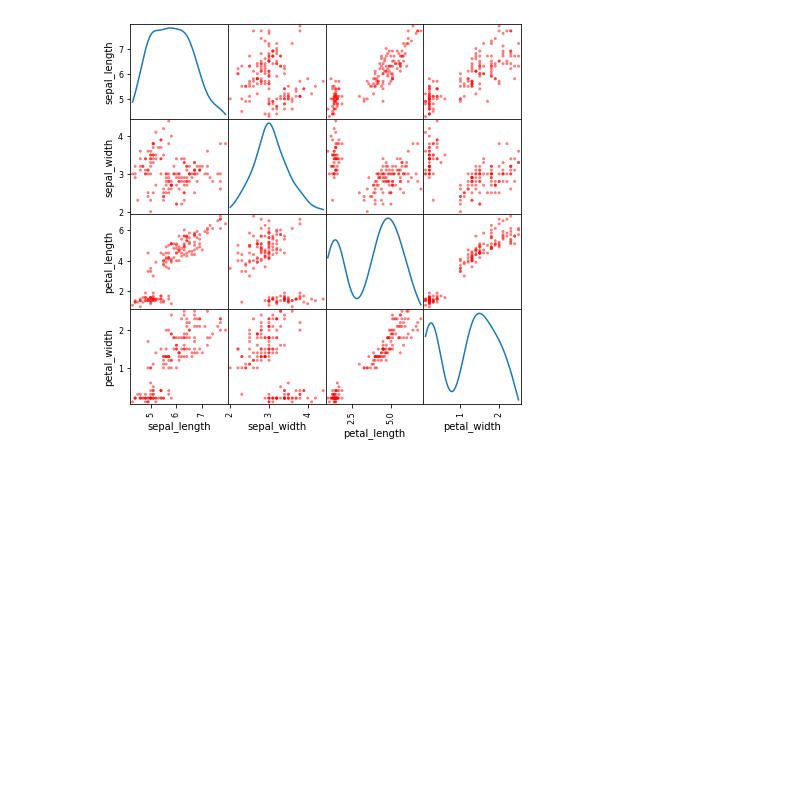
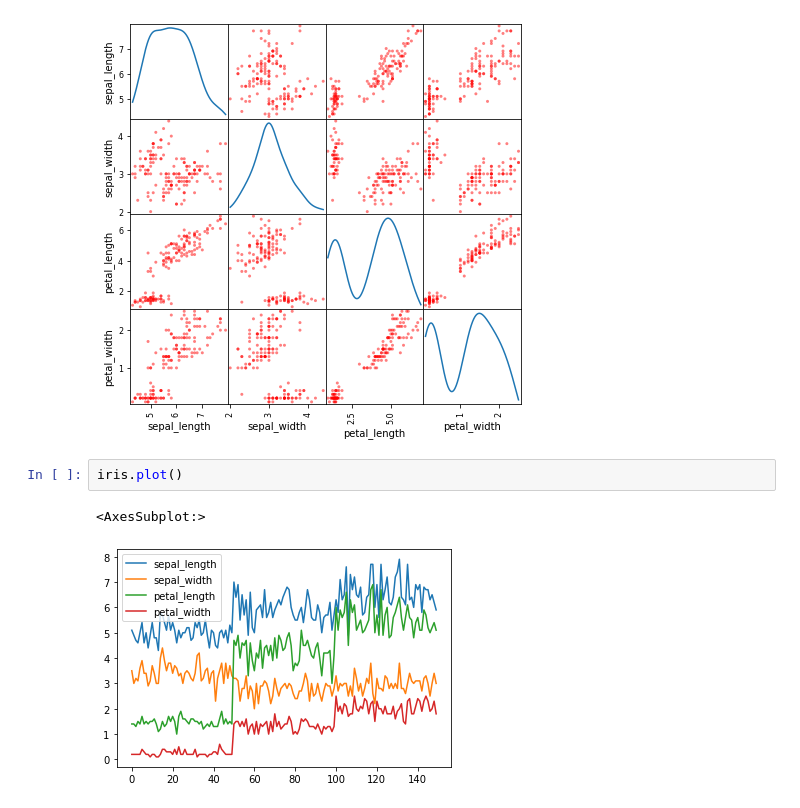
Before and after one commit to hanbinChae/Python-learning-univ, a Jupyter notebook: 빅데이터분석응용/경기과학기술대학교_202263020_채한빈_11주차.ipynb, the cells around one changed output. Saved outputs shown, nothing was run; the diff lists cells and outputs as text; blank space fills up the shorter version.

```diff
--- a/빅데이터분석응용/경기과학기술대학교_202263020_채한빈_11주차.ipynb
+++ b/빅데이터분석응용/경기과학기술대학교_202263020_채한빈_11주차.ipynb
@@ -110,3 +111,8 @@ array([[<AxesSubplot:xlabel='sepal_length', ylabel='sepal_length'>,
         <AxesSubplot:xlabel='petal_width', ylabel='petal_width'>]],
       dtype=object)
 [figure]
+# %%
+iris.plot()
+# %% [output]
+<AxesSubplot:>
+[figure, added]
```
Also changed, not shown: parts of 24 cells of this notebook, 2 other files.
